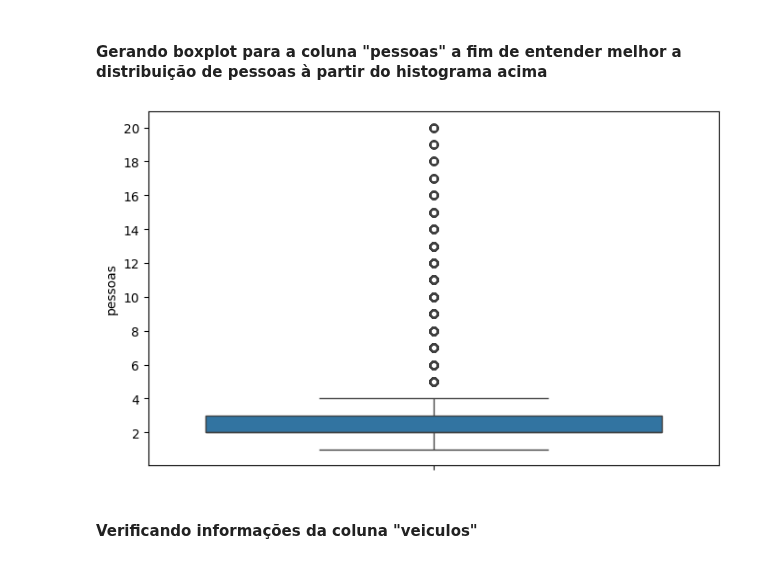
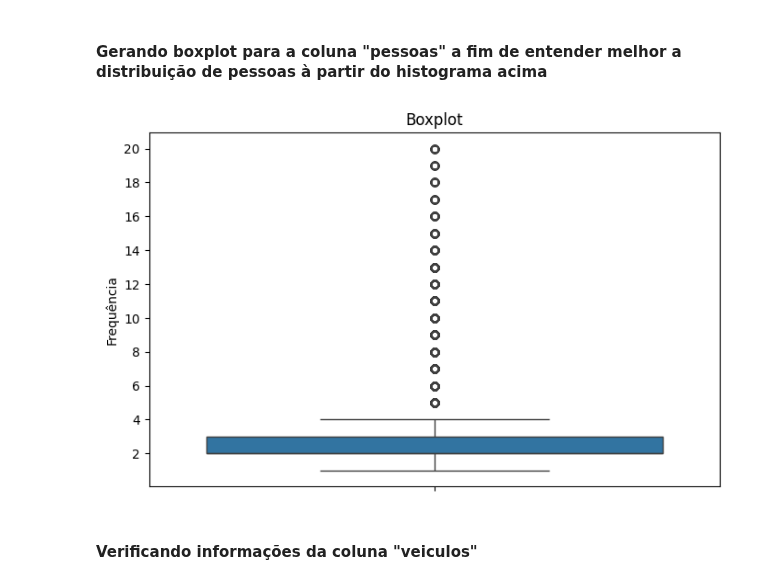
Before and after one commit to evidal1990/coderhouse_datascience, a Jupyter notebook: wrangling/data_wrangling.ipynb, the cells around one changed output. Drawn from its saved outputs; the diff is of its cells as text; code cells hidden in the pictures.

```diff
--- a/wrangling/data_wrangling.ipynb
+++ b/wrangling/data_wrangling.ipynb
@@ -37,7 +42,7 @@ Note: you may need to restart the kernel to use updated packages.
 #### Lendo os dados da base única de 2018 a 2024
 # %%
 df_accidents = pd.read_csv(
-    "../acquisition/datatran2018_2024.csv"
+    "acquisition/datatran2018_2024.csv"
 )
 df_accidents.info()
 # %% [output]
@@ -501,7 +486,7 @@ Name: count, Length: 91, dtype: int64
 # %%
 def get_causes():
     try:
-        with open("../wrangling/causas_acidentes.json", "r", encoding="utf-8") as file:
+        with open("wrangling/causas_acidentes.json", "r", encoding="utf-8") as file:
             return json.load(file)
     except Exception as exception:
         print(exception)
@@ -678,8 +663,7 @@ Name: count, dtype: int64
 # %% [markdown]
 #### Tratamento da coluna "fase_dia" para capitalizar os dados
 # %%
-df_accidents["fase_dia"] = df_accidents["fase_dia"].apply(
-    lambda data: data.capitalize())
+df_accidents["fase_dia"] = capitalize(df_accidents["fase_dia"])
 
 df_accidents["fase_dia"].value_counts().head()
 # %% [output]
@@ -977,17 +961,12 @@ draw_histplot(df=df_accidents["pessoas"], file_name="pessoas_frequencia")
 [figure]
 # %% [markdown]
 #### Gerando boxplot para a coluna "pessoas" a fim de entender melhor a distribuição de pessoas à partir do histograma acima
-# %%
-data = df_accidents[df_accidents["pessoas"] <= 20]
-plt.figure(figsize=(8, 5))
-sns.boxplot(data["pessoas"])
-plt.gca().yaxis.set_major_locator(
-    mticker.MultipleLocator(2))
-plt.gca().yaxis.set_major_formatter(
-    mticker.StrMethodFormatter("{x:.0f}"))
-plt.show()
-# %% [output]
-[figure, removed]
+# %%
+data = df_accidents[df_accidents["pessoas"] <= 20]
+graph.draw_boxplot(
+    df=data["pessoas"], file_name="pessoas_frequencia", multipleLocator=2) # type: ignore
+# %% [output]
+[figure, added]
 # %% [markdown]
 #### Verificando informações da coluna "veiculos"
 # %%
```
Also changed, not shown: parts of 10 cells of this notebook, 2 other files.
